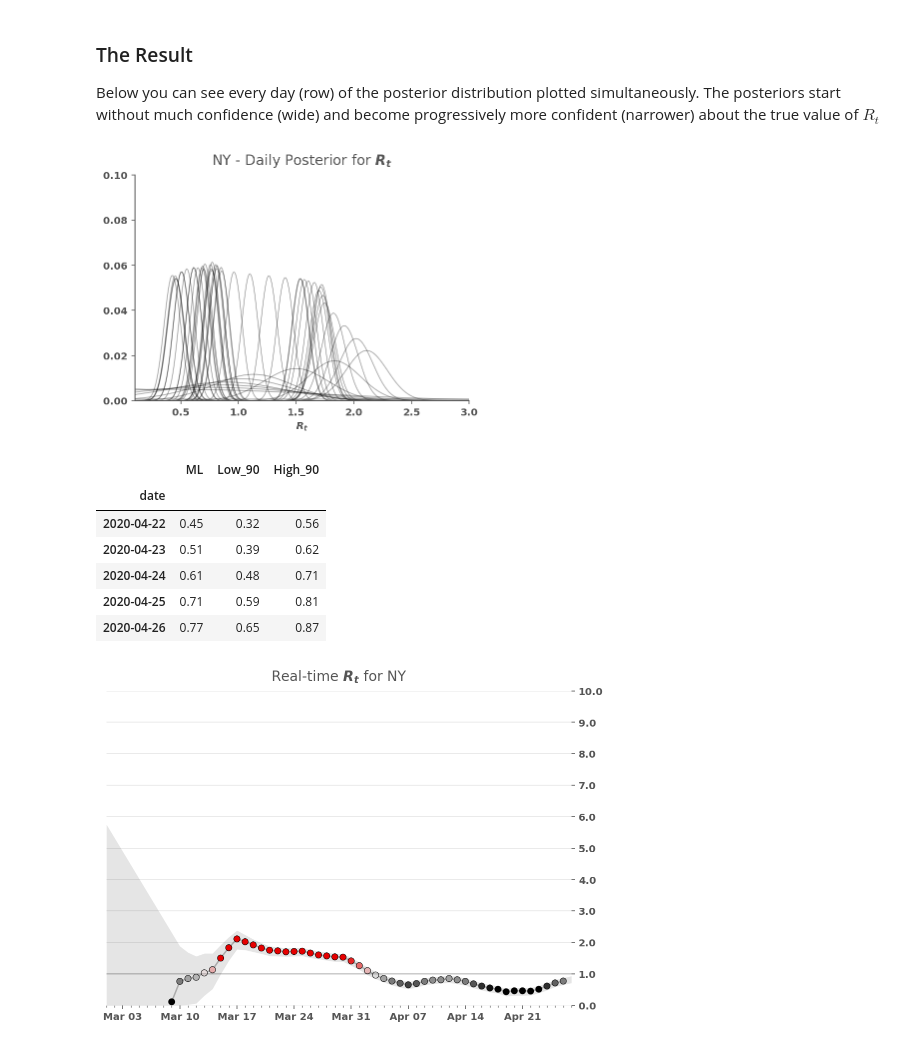
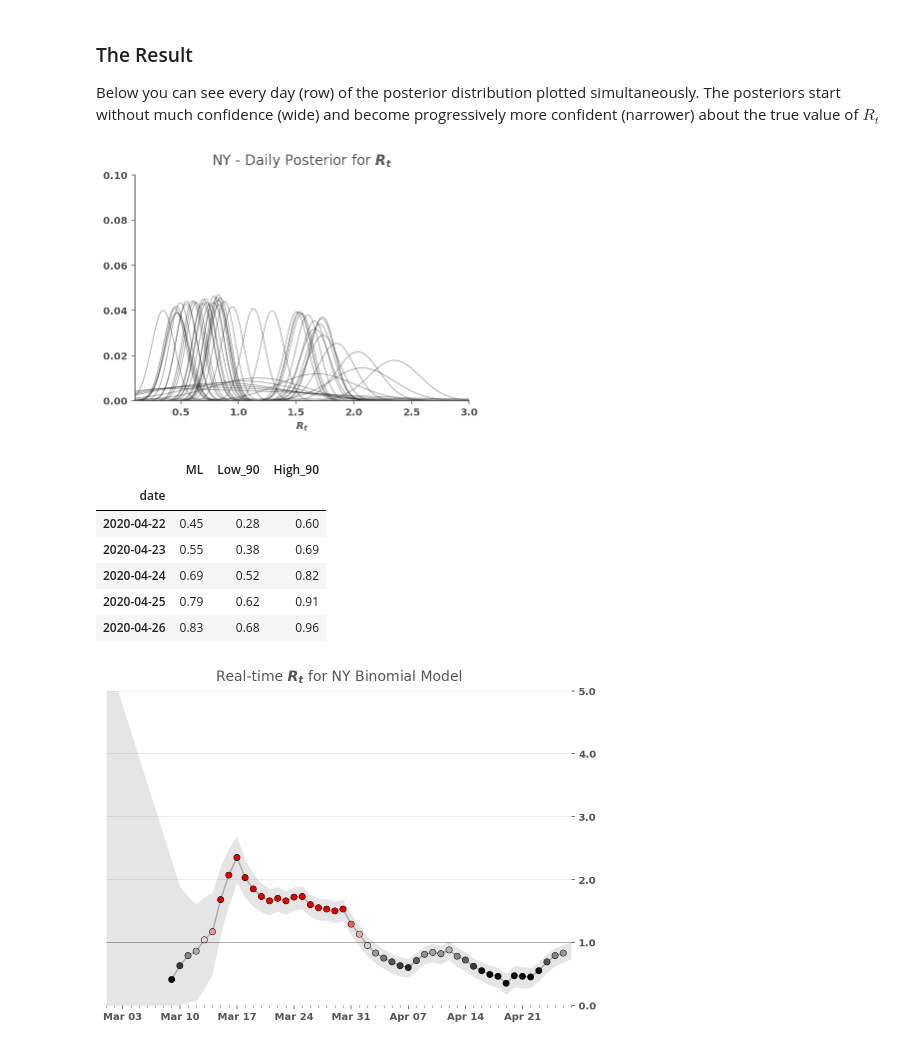
Before and after one commit to ababino/covid-19, a Jupyter notebook: Realtime R0 with binomial.ipynb, the cells around one changed output. Saved outputs shown, nothing was run; the diff lists cells and outputs as text; code cells hidden in the pictures.

Commit message:
del old comments. add title to figure. use default sigma

```diff
--- a/Realtime R0 with binomial.ipynb
+++ b/Realtime R0 with binomial.ipynb
@@ -296,8 +296,8 @@ new_cases = cases.diff()
 # I am using data form https://covid19tracker.health.ny.gov/ because the before April the data from covidtracking does not agrees with the data from NYS DoH.
 new_cases.loc[(cases.index>='2020-03-04') & (cases.index<='2020-04-02'), 'tests'] = [9, 20,92,66,200,307,401, 425,553,762,1290,1293,1936,2907,4553,7698,10124,13087,16029,16812,12952,12142,18651,16315,17444,16401,14115,18648,15701,18031]
 new_cases.loc[(cases.index>='2020-03-04') & (cases.index<='2020-03-29'), 'cases'] = [0, 2, 22, 11,24,28,63,44,56,102,164,131,294,432,1009,1769,2950,3254,4812, 5707,4790,5145,6448,7379,7681,7195]
-new_cases.loc[pd.to_datetime('2020-04-26'), 'tests'] = 27782
-new_cases.loc[pd.to_datetime('2020-04-26'), 'cases'] = 5902
+#new_cases.loc[pd.to_datetime('2020-04-26'), 'tests'] = 27782
+#new_cases.loc[pd.to_datetime('2020-04-26'), 'cases'] = 5902
 
 original, smoothed = prepare_cases(new_cases, cutoff_cases=25, cutoff_tests=25)
 
@@ -325,9 +325,7 @@ ax = smoothed['tests'].plot(label='Smoothed tests',
 ax.get_figure().set_facecolor('w')
 
 
-smoothed['positivityRatio'] = smoothed['cases'] / smoothed['tests']
-original['positivityRatio'] = original['cases'] / original['tests']
-smoothed['positivityOdds']  = smoothed['positivityRatio'] / (1-smoothed['positivityRatio'])
-original['positivityOdds']  = original['positivityRatio'] / (1-original['positivityRatio'])
-original.tail()
+original['positivityOdds']  = original['cases'] /(original['tests']-original['cases'])
+smoothed['positivityOdds'] = smoothed['cases'] /(smoothed['tests']-smoothed['cases'])
+smoothed.tail()
 # %% [output]
@@ -449,7 +447,7 @@ def get_posteriors(sr, sigma=0.15):
     return posteriors, log_likelihood
 
 # Note that we're fixing sigma to a value just for the example
-posteriors, log_likelihood = get_posteriors(smoothed, sigma=0.067)
+posteriors, log_likelihood = get_posteriors(smoothed, sigma=0.25)
 # %% [markdown]
 ### The Result
 
@@ -464,7 +462,7 @@ ax = posteriors.plot(title=f'{state_name} - Daily Posterior for $R_t$',
 
 ax.set_xlabel('$R_t$');
 # %% [output]
-[figure, old version]
+[figure, new version]
 # %%
 # Note that this takes a while to execute - it's not the most efficient algorithm
 hdis = highest_density_interval(posteriors, p=.9)
@@ -478,11 +476,11 @@ result.tail()
 # %% [output]
 |  | ML | Low_90 | High_90 |
 | date |  |  |  |
-| 2020-04-22 | 0.45 | 0.32 | 0.56 |
-| 2020-04-23 | 0.51 | 0.39 | 0.62 |
-| 2020-04-24 | 0.61 | 0.48 | 0.71 |
-| 2020-04-25 | 0.71 | 0.59 | 0.81 |
-| 2020-04-26 | 0.77 | 0.65 | 0.87 |
+| 2020-04-22 | 0.45 | 0.28 | 0.60 |
+| 2020-04-23 | 0.55 | 0.38 | 0.69 |
+| 2020-04-24 | 0.69 | 0.52 | 0.82 |
+| 2020-04-25 | 0.79 | 0.62 | 0.91 |
+| 2020-04-26 | 0.83 | 0.68 | 0.96 |
 # %%
 def plot_rt(result, ax, state_name):
 
@@ -531,34 +529,34 @@ def plot_rt(result, ax, state_name):
                     alpha=.1,
                     lw=0,
                     zorder=3)
 
     ax.axhline(1.0, c='k', lw=1, label='$R_t=1.0$', alpha=.25);
 
     # Formatting
     ax.xaxis.set_major_locator(mdates.MonthLocator())
     ax.xaxis.set_major_formatter(mdates.DateFormatter('%b'))
     ax.xaxis.set_minor_locator(mdates.DayLocator())
 
     ax.yaxis.set_major_locator(ticker.MultipleLocator(1))
     ax.yaxis.set_major_formatter(ticker.StrMethodFormatter("{x:.1f}"))
     ax.yaxis.tick_right()
     ax.spines['left'].set_visible(False)
     ax.spines['bottom'].set_visible(False)
     ax.spines['right'].set_visible(False)
     ax.margins(0)
     ax.grid(which='major', axis='y', c='k', alpha=.1, zorder=-2)
     ax.margins(0)
-    ax.set_ylim(0.0, 10.0)
+    ax.set_ylim(0.0, 5.0)
     ax.set_xlim(pd.Timestamp('2020-03-01'), result.index.get_level_values('date')[-1]+pd.Timedelta(days=1))
     fig.set_facecolor('w')
 
 
 fig, ax = plt.subplots(figsize=(600/72,400/72))
 
 plot_rt(result, ax, state_name)
-ax.set_title(f'Real-time $R_t$ for {state_name}')
+ax.set_title(f'Real-time $R_t$ for {state_name} Binomial Model')
 ax.xaxis.set_major_locator(mdates.WeekdayLocator())
 ax.xaxis.set_major_formatter(mdates.DateFormatter('%b %d'))
-#pepe = smoothed['cases']/ smoothed['tests']
+plt.savefig('binomial.png')
 # %% [output]
-[figure, old version]
+[figure, new version]
```
Also changed, not shown: parts of 1 cell of this notebook, 1 other file.
